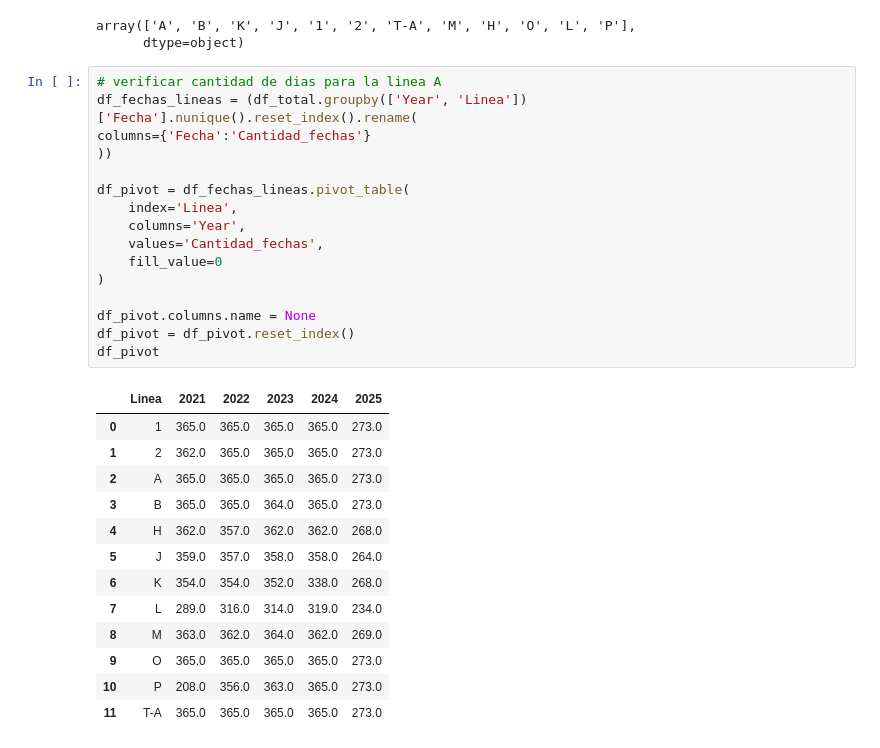
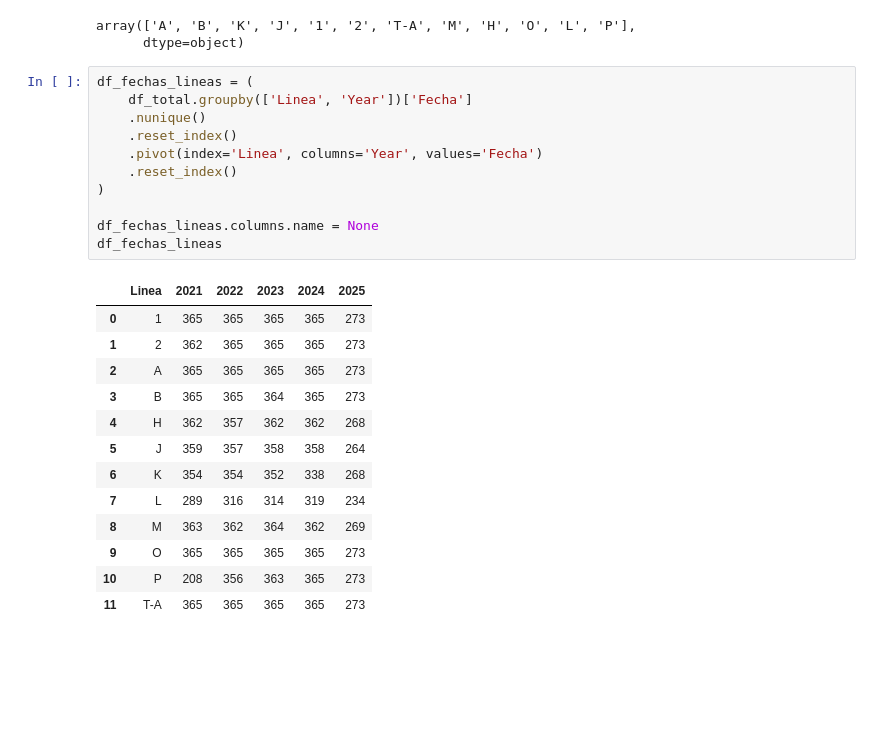
Before and after one commit to jbernalg/Project_Medellin_Metro, a Jupyter notebook: notebooks/preprocessing.ipynb, the cells around one changed output. Saved outputs shown, nothing was run; the diff lists cells and outputs as text; blank space fills up the shorter version.

Commit message:
fechas por year 1.2

```diff
--- a/notebooks/preprocessing.ipynb
+++ b/notebooks/preprocessing.ipynb
@@ -441,33 +431,28 @@ df_total.Linea.unique()
 # %% [output]
 array(['A', 'B', 'K', 'J', '1', '2', 'T-A', 'M', 'H', 'O', 'L', 'P'],
       dtype=object)
-# %%
-# verificar cantidad de dias para la linea A
-df_fechas_lineas = (df_total.groupby(['Year', 'Linea'])['Fecha'].nunique().reset_index().rename(
-columns={'Fecha':'Cantidad_fechas'}
-))
-
-df_pivot = df_fechas_lineas.pivot_table(
-    index='Linea',
-    columns='Year',
-    values='Cantidad_fechas',
-    fill_value=0
-)
-
-df_pivot.columns.name = None
-df_pivot = df_pivot.reset_index()
-df_pivot
-# %% [output]
-|  | Linea | 2021 | 2022 | 2023 | 2024 | 2025 |
-| 0 | 1 | 365.0 | 365.0 | 365.0 | 365.0 | 273.0 |
-| 1 | 2 | 362.0 | 365.0 | 365.0 | 365.0 | 273.0 |
-| 2 | A | 365.0 | 365.0 | 365.0 | 365.0 | 273.0 |
-| 3 | B | 365.0 | 365.0 | 364.0 | 365.0 | 273.0 |
-| 4 | H | 362.0 | 357.0 | 362.0 | 362.0 | 268.0 |
-| 5 | J | 359.0 | 357.0 | 358.0 | 358.0 | 264.0 |
-| 6 | K | 354.0 | 354.0 | 352.0 | 338.0 | 268.0 |
-| 7 | L | 289.0 | 316.0 | 314.0 | 319.0 | 234.0 |
-| 8 | M | 363.0 | 362.0 | 364.0 | 362.0 | 269.0 |
-| 9 | O | 365.0 | 365.0 | 365.0 | 365.0 | 273.0 |
-| 10 | P | 208.0 | 356.0 | 363.0 | 365.0 | 273.0 |
-| 11 | T-A | 365.0 | 365.0 | 365.0 | 365.0 | 273.0 |
+# %%
+df_fechas_lineas = (
+    df_total.groupby(['Linea', 'Year'])['Fecha']
+    .nunique()
+    .reset_index()
+    .pivot(index='Linea', columns='Year', values='Fecha')
+    .reset_index()
+)
+
+df_fechas_lineas.columns.name = None
+df_fechas_lineas
+# %% [output]
+|  | Linea | 2021 | 2022 | 2023 | 2024 | 2025 |
+| 0 | 1 | 365 | 365 | 365 | 365 | 273 |
+| 1 | 2 | 362 | 365 | 365 | 365 | 273 |
+| 2 | A | 365 | 365 | 365 | 365 | 273 |
+| 3 | B | 365 | 365 | 364 | 365 | 273 |
+| 4 | H | 362 | 357 | 362 | 362 | 268 |
+| 5 | J | 359 | 357 | 358 | 358 | 264 |
+| 6 | K | 354 | 354 | 352 | 338 | 268 |
+| 7 | L | 289 | 316 | 314 | 319 | 234 |
+| 8 | M | 363 | 362 | 364 | 362 | 269 |
+| 9 | O | 365 | 365 | 365 | 365 | 273 |
+| 10 | P | 208 | 356 | 363 | 365 | 273 |
+| 11 | T-A | 365 | 365 | 365 | 365 | 273 |
```
Also changed, not shown: parts of 1 cell of this notebook.
